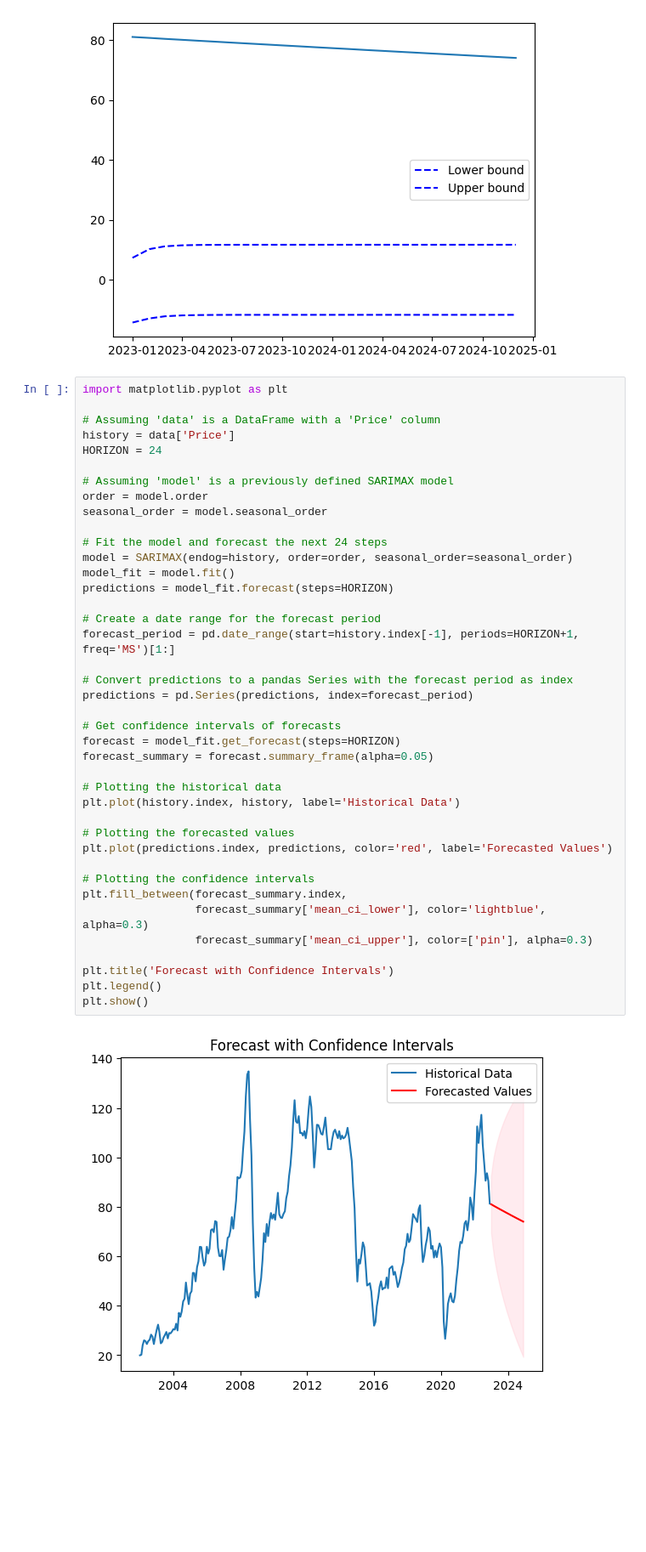
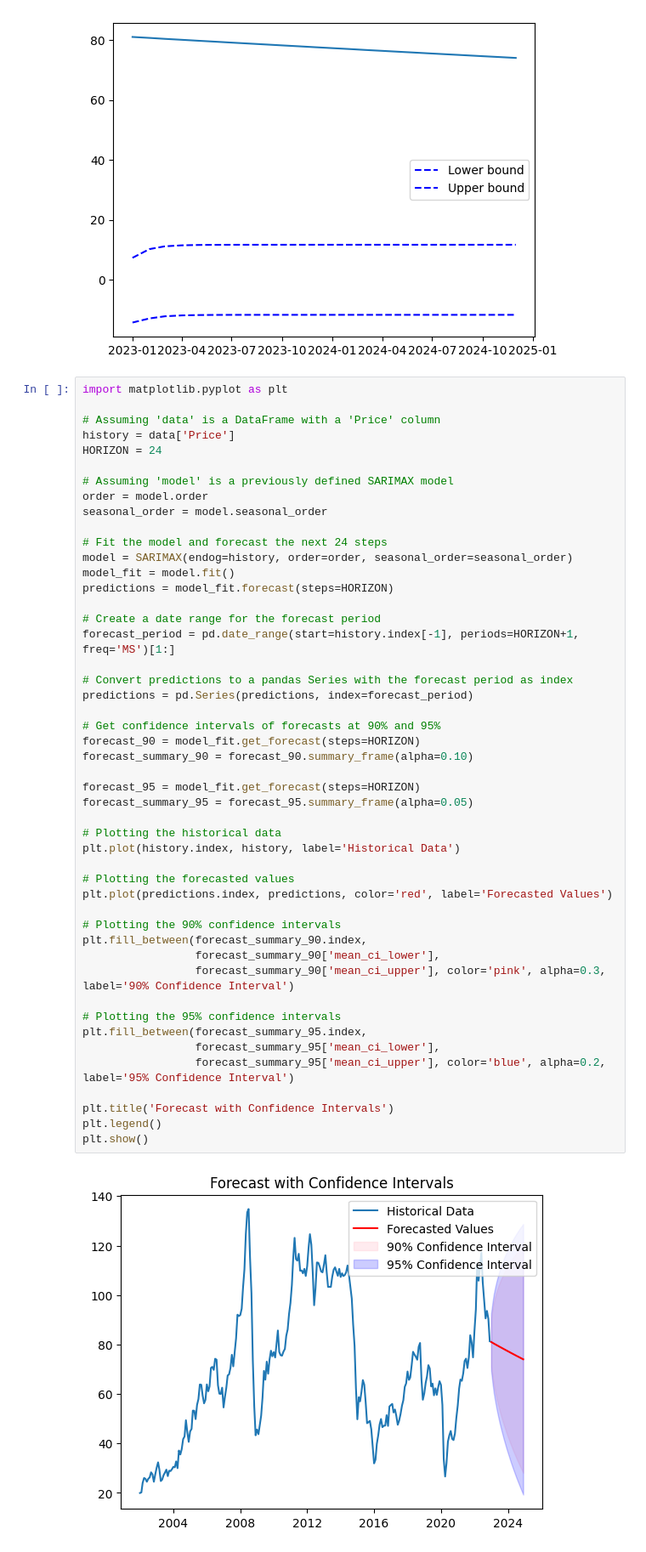
Before and after one commit to jnopareboateng/ml-library, a Jupyter notebook: crude-oil-forecast/arima_full.ipynb, the cells around one changed output. Shown at 85% size. Saved outputs shown, nothing was run; the diff lists cells and outputs as text; blank space fills up the shorter version.

Commit message:
matplotlib confidence interval plot

```diff
--- a/crude-oil-forecast/arima_full.ipynb
+++ b/crude-oil-forecast/arima_full.ipynb
@@ -390,38 +390,46 @@ import matplotlib.pyplot as plt
 history = data['Price']
 HORIZON = 24
 
 # Assuming 'model' is a previously defined SARIMAX model
 order = model.order
 seasonal_order = model.seasonal_order
 
 # Fit the model and forecast the next 24 steps
 model = SARIMAX(endog=history, order=order, seasonal_order=seasonal_order)
 model_fit = model.fit()
 predictions = model_fit.forecast(steps=HORIZON)
 
 # Create a date range for the forecast period
 forecast_period = pd.date_range(start=history.index[-1], periods=HORIZON+1, freq='MS')[1:]
 
 # Convert predictions to a pandas Series with the forecast period as index
 predictions = pd.Series(predictions, index=forecast_period)
 
-# Get confidence intervals of forecasts
-forecast = model_fit.get_forecast(steps=HORIZON)
-forecast_summary = forecast.summary_frame(alpha=0.05)
+# Get confidence intervals of forecasts at 90% and 95%
+forecast_90 = model_fit.get_forecast(steps=HORIZON)
+forecast_summary_90 = forecast_90.summary_frame(alpha=0.10)
+
+forecast_95 = model_fit.get_forecast(steps=HORIZON)
+forecast_summary_95 = forecast_95.summary_frame(alpha=0.05)
 
 # Plotting the historical data
 plt.plot(history.index, history, label='Historical Data')
 
 # Plotting the forecasted values
 plt.plot(predictions.index, predictions, color='red', label='Forecasted Values')
 
-# Plotting the confidence intervals
-plt.fill_between(forecast_summary.index,
-                 forecast_summary['mean_ci_lower'], color='lightblue', alpha=0.3)
-                 forecast_summary['mean_ci_upper'], color=['pin'], alpha=0.3)
+# Plotting the 90% confidence intervals
+plt.fill_between(forecast_summary_90.index,
+                 forecast_summary_90['mean_ci_lower'],
+                 forecast_summary_90['mean_ci_upper'], color='pink', alpha=0.3, label='90% Confidence Interval')
+
+# Plotting the 95% confidence intervals
+plt.fill_between(forecast_summary_95.index,
+                 forecast_summary_95['mean_ci_lower'],
+                 forecast_summary_95['mean_ci_upper'], color='blue', alpha=0.2, label='95% Confidence Interval')
 
 plt.title('Forecast with Confidence Intervals')
 plt.legend()
 plt.show()
 # %% [output]
-[figure, old version]
+[figure, new version]
```
